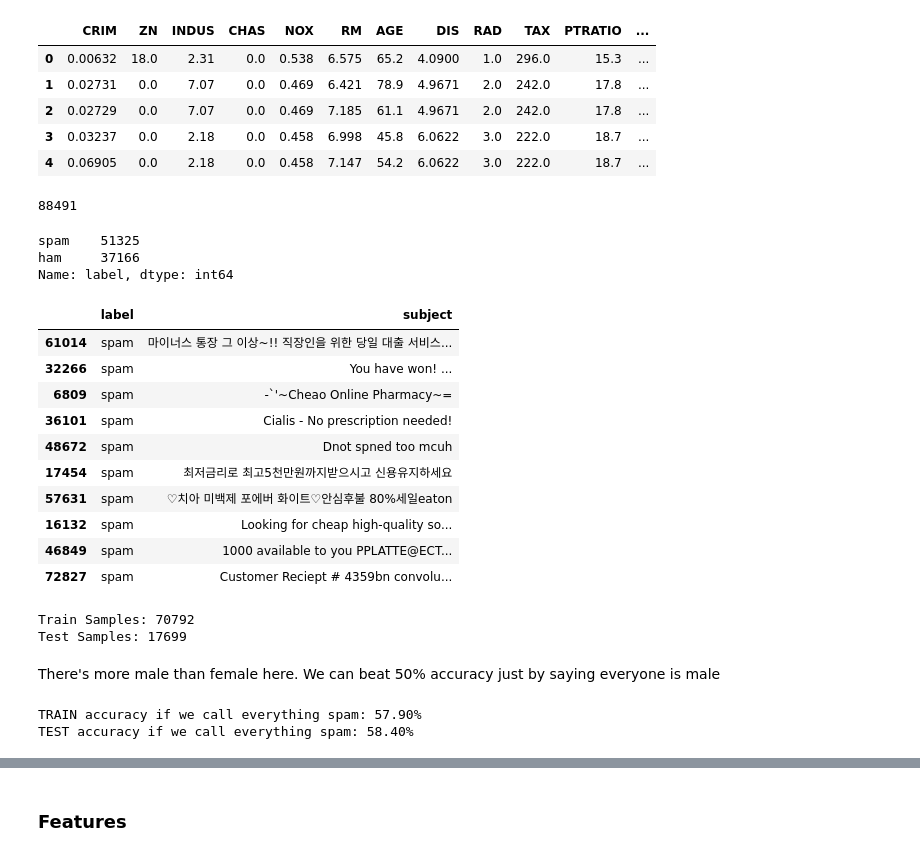
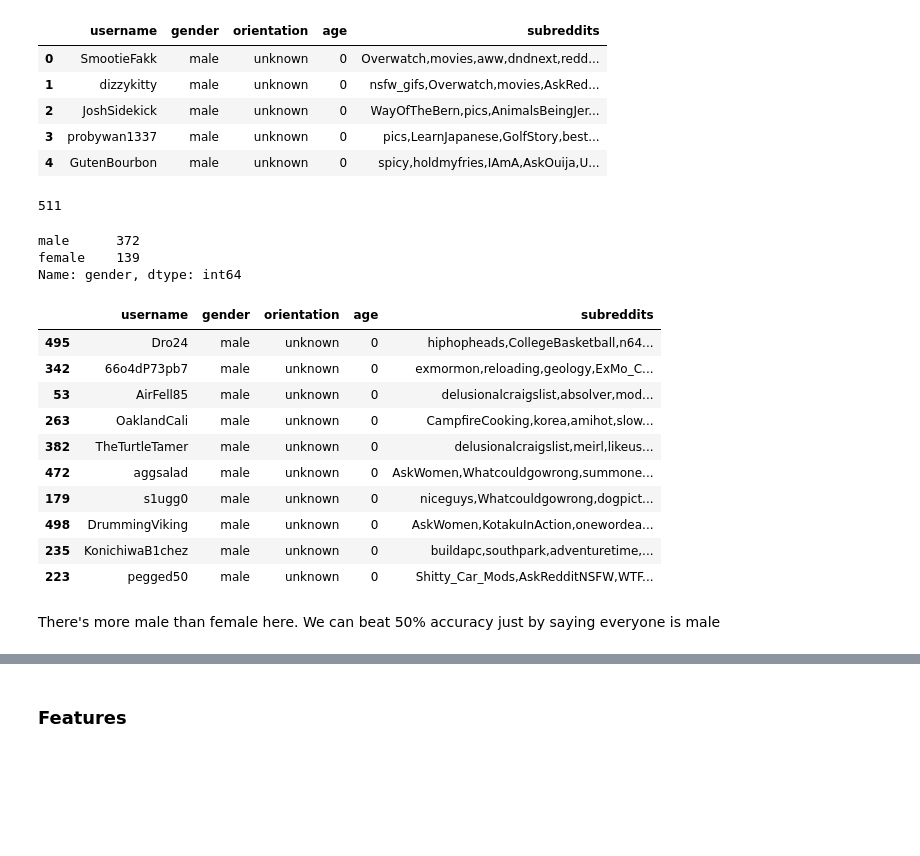
Before and after one commit to comma3/reddit-account-categorizer, a Jupyter notebook: Account_Categorizer_Subreddits.ipynb, the cells around one changed output, grey strips where cells are left out. Cells and saved outputs as stored; diff of their text form; code cells hidden in the pictures; blank space fills up the shorter version.

```diff
--- a/Account_Categorizer_Subreddits.ipynb
+++ b/Account_Categorizer_Subreddits.ipynb
@@ -12,72 +10,43 @@ ImportError: DLL load failed: The specified module could not be found.
 # %%
-conn = sqlite3.connect('D:\\reddit\\reddit_user_data.sqlite3')
+conn = sqlite3.connect('/data/accounts.db')
 curr = conn.cursor()
 
 reddit_users_df = pd.read_sql_query("""SELECT *
                             FROM users
                             WHERE gender in ('male', 'female')""", conn)
 conn.close()
 reddit_users_df.head()
 # %% [output]
-|  | CRIM | ZN | INDUS | CHAS | NOX | RM | AGE | DIS | RAD | TAX | PTRATIO | ... |
-| 0 | 0.00632 | 18.0 | 2.31 | 0.0 | 0.538 | 6.575 | 65.2 | 4.0900 | 1.0 | 296.0 | 15.3 | ... |
-| 1 | 0.02731 | 0.0 | 7.07 | 0.0 | 0.469 | 6.421 | 78.9 | 4.9671 | 2.0 | 242.0 | 17.8 | ... |
-| 2 | 0.02729 | 0.0 | 7.07 | 0.0 | 0.469 | 7.185 | 61.1 | 4.9671 | 2.0 | 242.0 | 17.8 | ... |
-| 3 | 0.03237 | 0.0 | 2.18 | 0.0 | 0.458 | 6.998 | 45.8 | 6.0622 | 3.0 | 222.0 | 18.7 | ... |
-| 4 | 0.06905 | 0.0 | 2.18 | 0.0 | 0.458 | 7.147 | 54.2 | 6.0622 | 3.0 | 222.0 | 18.7 | ... |
+|  | username | gender | orientation | age | subreddits |
+| 0 | SmootieFakk | male | unknown | 0 | Overwatch,movies,aww,dndnext,redd... |
+| 1 | dizzykitty | male | unknown | 0 | nsfw_gifs,Overwatch,movies,AskRed... |
+| 2 | JoshSidekick | male | unknown | 0 | WayOfTheBern,pics,AnimalsBeingJer... |
+| 3 | probywan1337 | male | unknown | 0 | pics,LearnJapanese,GolfStory,best... |
+| 4 | GutenBourbon | male | unknown | 0 | spicy,holdmyfries,IAmA,AskOuija,U... |
 # %%
 len(reddit_users_df)
 # %% [output]
-88491
+511
 # %%
 # How often each value appears
-reddit_users_df['label'].value_counts()
+reddit_users_df['gender'].value_counts()
 # %% [output]
-spam    51325
-ham     37166
-Name: label, dtype: int64
+male      372
+female    139
+Name: gender, dtype: int64
 # %%
 reddit_users_df[reddit_users_df['gender']=='male'].sample(10)
 # %% [output]
-|  | label | subject |
-| 61014 | spam | 마이너스 통장 그 이상~!! 직장인을 위한 당일 대출 서비스... |
-| 32266 | spam | You have won! ... |
-| 6809 | spam | -`'~Cheao Online Pharmacy~= |
-| 36101 | spam | Cialis - No prescription needed! |
-| 48672 | spam | Dnot spned too mcuh |
-| 17454 | spam | 최저금리로 최고5천만원까지받으시고 신용유지하세요 |
-| 57631 | spam | ♡치아 미백제 포에버 화이트♡안심후불 80%세일eaton |
-| 16132 | spam | Looking for cheap high-quality so... |
-| 46849 | spam | 1000 available to you PPLATTE@ECT... |
-| 72827 | spam | Customer Reciept # 4359bn convolu... |
+|  | username | gender | orientation | age | subreddits |
+| 495 | Dro24 | male | unknown | 0 | hiphopheads,CollegeBasketball,n64... |
+| 342 | 66o4dP73pb7 | male | unknown | 0 | exmormon,reloading,geology,ExMo_C... |
+| 53 | AirFell85 | male | unknown | 0 | delusionalcraigslist,absolver,mod... |
+| 263 | OaklandCali | male | unknown | 0 | CampfireCooking,korea,amihot,slow... |
+| 382 | TheTurtleTamer | male | unknown | 0 | delusionalcraigslist,meirl,likeus... |
+| 472 | aggsalad | male | unknown | 0 | AskWomen,Whatcouldgowrong,summone... |
+| 179 | s1ugg0 | male | unknown | 0 | niceguys,Whatcouldgowrong,dogpict... |
+| 498 | DrummingViking | male | unknown | 0 | AskWomen,KotakuInAction,onewordea... |
+| 235 | KonichiwaB1chez | male | unknown | 0 | buildapc,southpark,adventuretime,... |
+| 223 | pegged50 | male | unknown | 0 | Shitty_Car_Mods,AskRedditNSFW,WTF... |
-# %%
-rga_TRAIN_df, rga_TEST_df = model_selection.train_test_split(
-    reddit_users_df,
-    test_size=0.2
-)
-
-rga_TRAIN_df = rga_TRAIN_df.copy() # Pandas tries to save memory by not copying data into derived dataframes.
-rga_TEST_df = rga_TEST_df.copy()
-
-print('Train Samples: %s' % len(rga_TRAIN_df))
-print('Test Samples: %s' % len(rga_TEST_df))
-# %% [output]
-Train Samples: 70792
-Test Samples: 17699
 # %% [markdown]
 There's more male than female here. We can beat 50% accuracy just by saying everyone is male
-# %%
-always_spam_acc_train = metrics.accuracy_score(
-    rga_TRAIN_df['gender'],
-    ['male']*len(rga_TRAIN_df)
-)
-always_spam_acc_test = metrics.accuracy_score(
-    rga_TEST_df['gender'],
-    ['male']*len(rga_TEST_df)
-)
-
-print('TRAIN accuracy if we call everything spam: %.2f%%' % (always_spam_acc_train*100))
-print('TEST accuracy if we call everything spam: %.2f%%' % (always_spam_acc_test*100))
-# %% [output]
-TRAIN accuracy if we call everything spam: 57.90%
-TEST accuracy if we call everything spam: 58.40%
```
Also changed, not shown: parts of 27 cells of this notebook, 2 other files.
